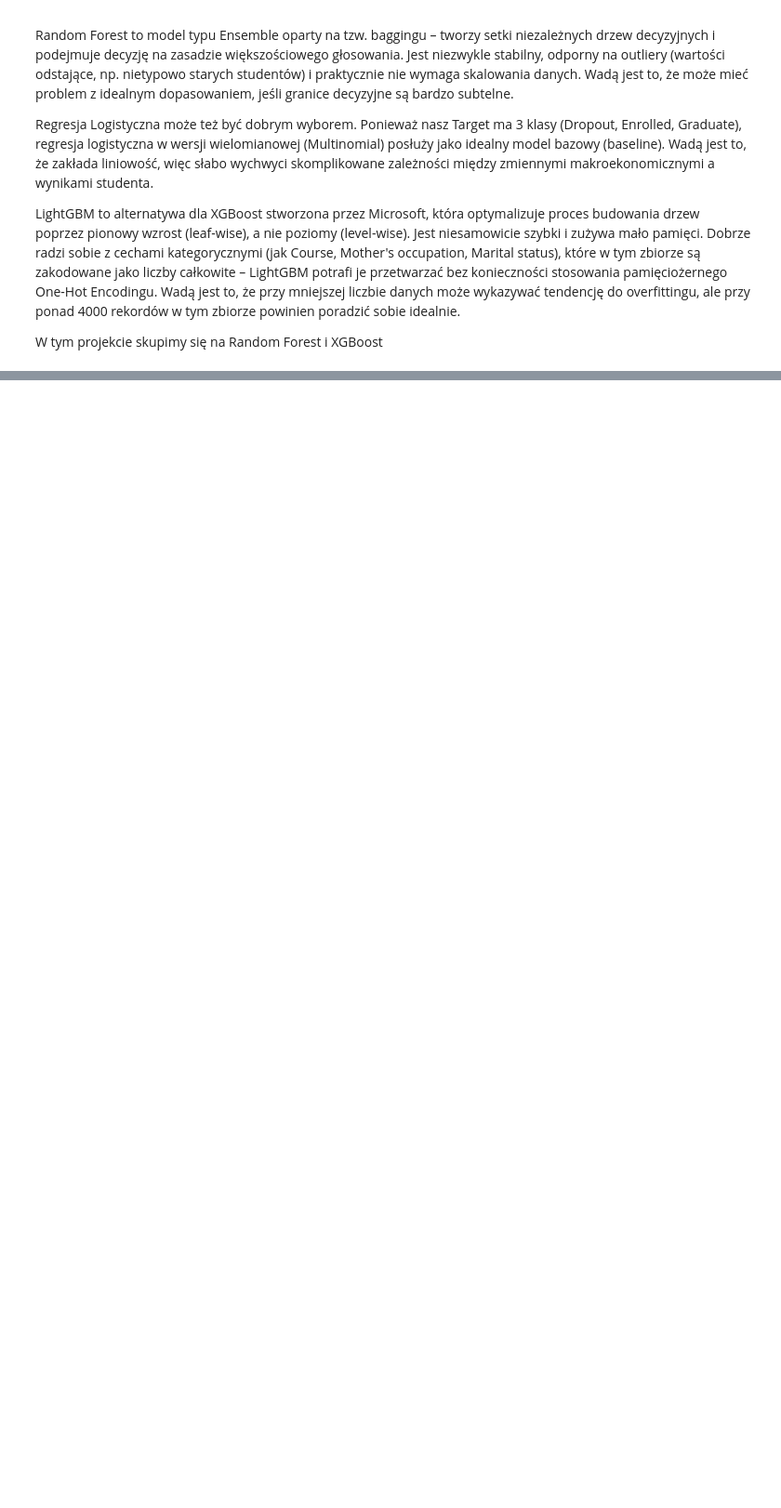
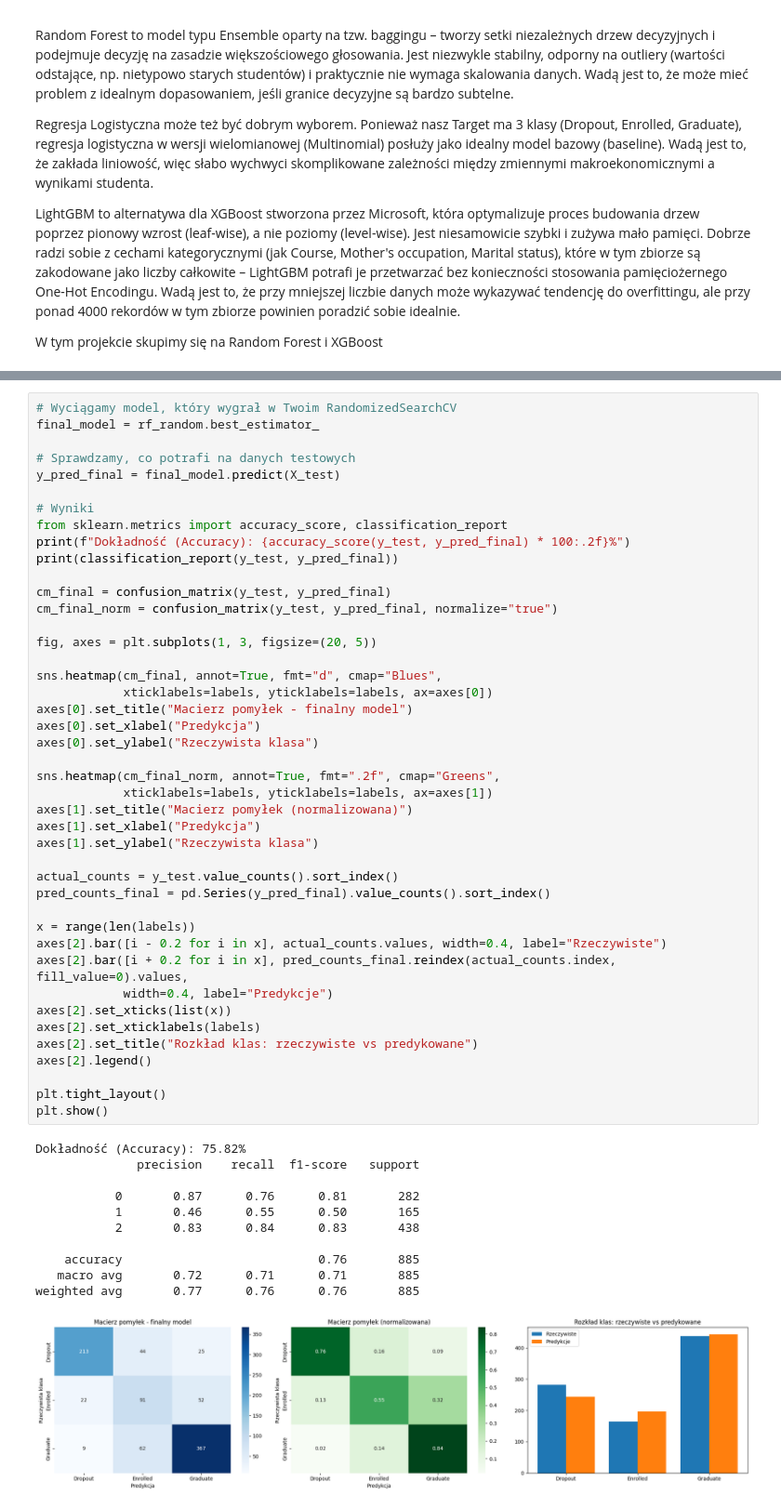
Before and after one commit to BladyWlodek/ProjektPMiNAI, a Jupyter notebook: model.ipynb, the cells around one changed output, grey strips where cells are left out. Shown at 93% size. Cells and saved outputs as stored; diff of their text form; blank space fills up the shorter version.

```diff
--- a/model.ipynb
+++ b/model.ipynb
@@ -444,0 +527,55 @@ Passing `palette` without assigning `hue` is deprecated and will be removed in v
+# %%
+# Wyciągamy model, który wygrał w Twoim RandomizedSearchCV
+final_model = rf_random.best_estimator_
+
+# Sprawdzamy, co potrafi na danych testowych
+y_pred_final = final_model.predict(X_test)
+
+# Wyniki
+from sklearn.metrics import accuracy_score, classification_report
+print(f"Dokładność (Accuracy): {accuracy_score(y_test, y_pred_final) * 100:.2f}%")
+print(classification_report(y_test, y_pred_final))
+
+cm_final = confusion_matrix(y_test, y_pred_final)
+cm_final_norm = confusion_matrix(y_test, y_pred_final, normalize="true")
+
+fig, axes = plt.subplots(1, 3, figsize=(20, 5))
+
+sns.heatmap(cm_final, annot=True, fmt="d", cmap="Blues",
+            xticklabels=labels, yticklabels=labels, ax=axes[0])
+axes[0].set_title("Macierz pomyłek - finalny model")
+axes[0].set_xlabel("Predykcja")
+axes[0].set_ylabel("Rzeczywista klasa")
+
+sns.heatmap(cm_final_norm, annot=True, fmt=".2f", cmap="Greens",
+            xticklabels=labels, yticklabels=labels, ax=axes[1])
+axes[1].set_title("Macierz pomyłek (normalizowana)")
+axes[1].set_xlabel("Predykcja")
+axes[1].set_ylabel("Rzeczywista klasa")
+
+actual_counts = y_test.value_counts().sort_index()
+pred_counts_final = pd.Series(y_pred_final).value_counts().sort_index()
+
+x = range(len(labels))
+axes[2].bar([i - 0.2 for i in x], actual_counts.values, width=0.4, label="Rzeczywiste")
+axes[2].bar([i + 0.2 for i in x], pred_counts_final.reindex(actual_counts.index, fill_value=0).values,
+            width=0.4, label="Predykcje")
+axes[2].set_xticks(list(x))
+axes[2].set_xticklabels(labels)
+axes[2].set_title("Rozkład klas: rzeczywiste vs predykowane")
+axes[2].legend()
+
+plt.tight_layout()
+plt.show()
+# %% [output]
+Dokładność (Accuracy): 75.82%
+              precision    recall  f1-score   support
+
+           0       0.87      0.76      0.81       282
+           1       0.46      0.55      0.50       165
+           2       0.83      0.84      0.83       438
+
+    accuracy                           0.76       885
+   macro avg       0.72      0.71      0.71       885
+weighted avg       0.77      0.76      0.76       885
+[figure, added]
```
Also changed, not shown: parts of 12 cells of this notebook.
